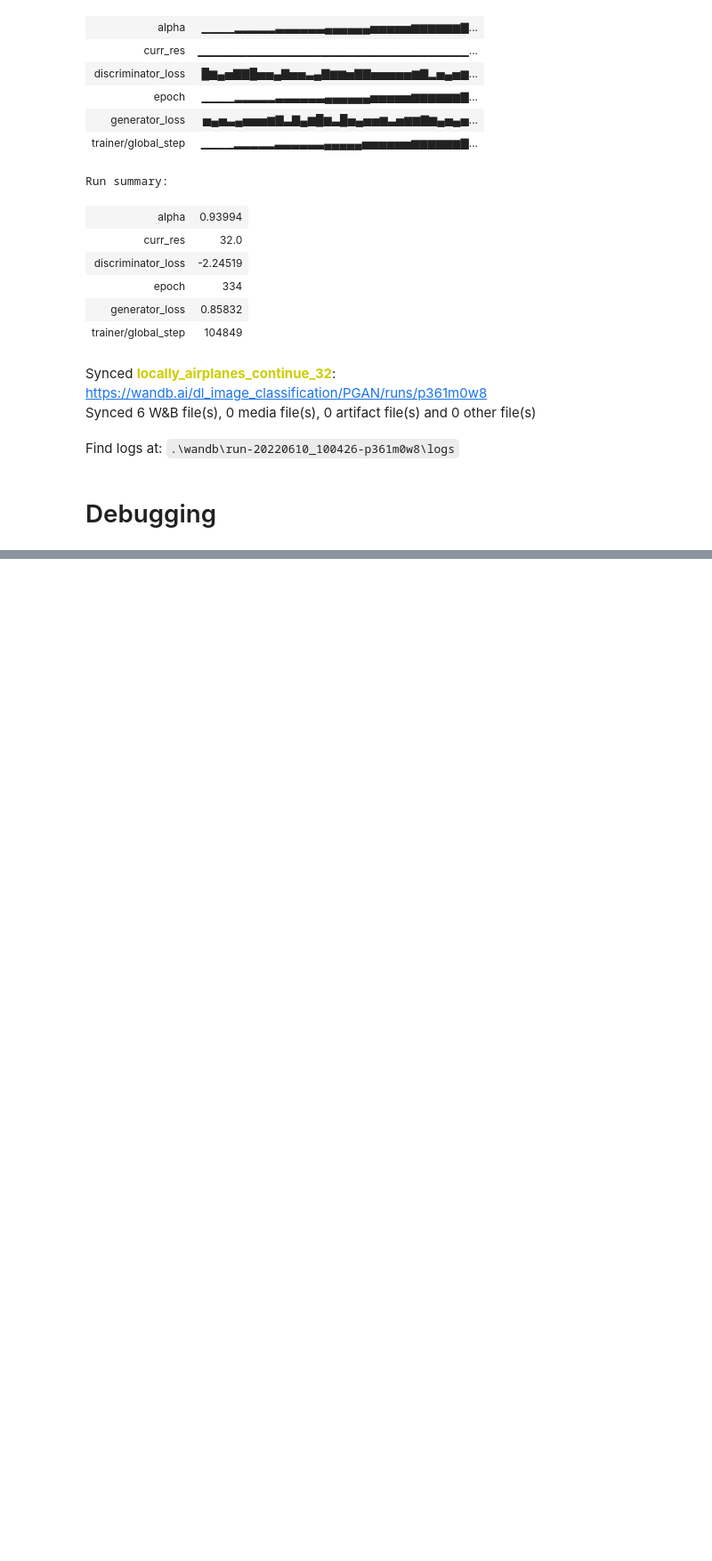
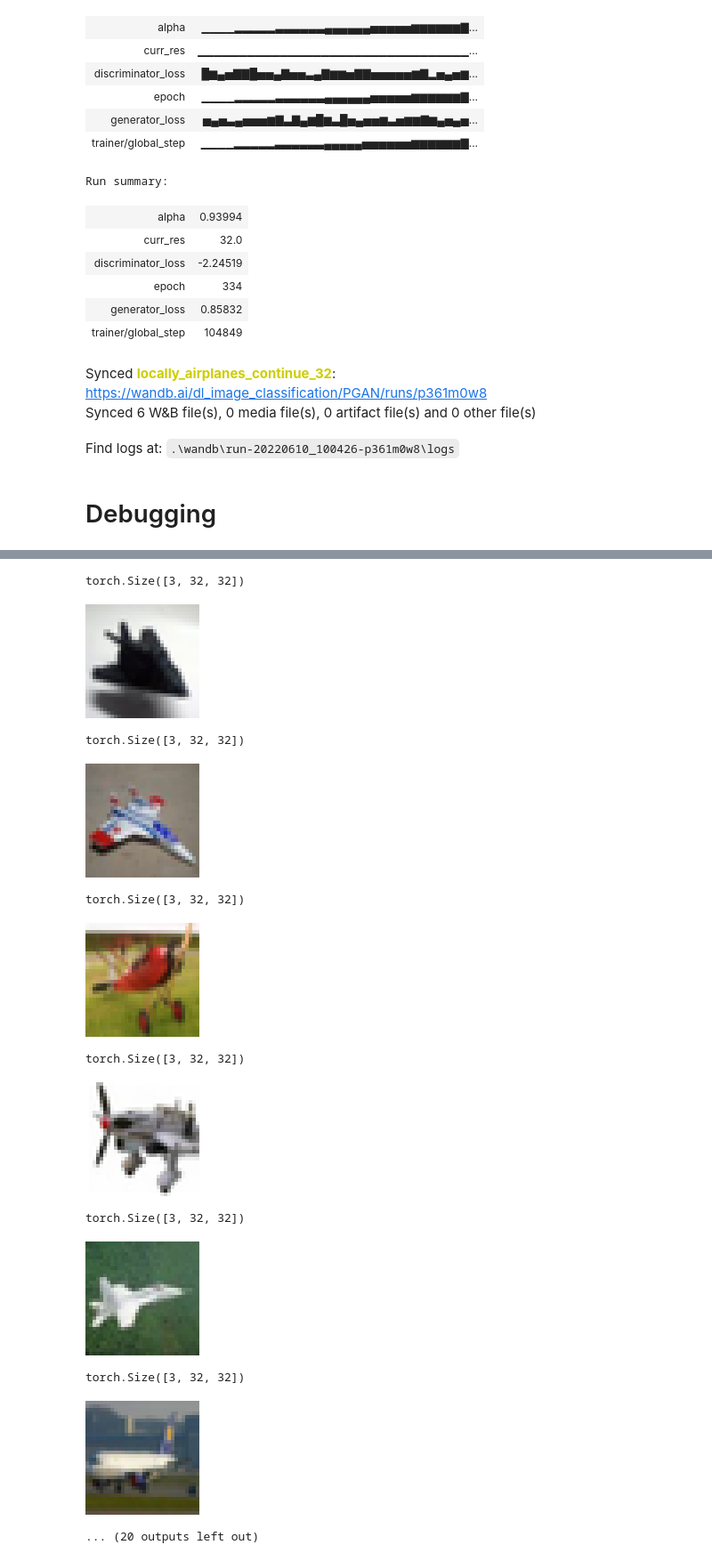
Before and after one commit to kpuchalskixiv/pgan-dl, a Jupyter notebook: notebooks/my_pgan.ipynb, the cells around one changed output, grey strips where cells are left out. Shown at 89% size. Saved outputs shown, nothing was run; the diff lists cells and outputs as text; code cells hidden in the pictures; blank space fills up the shorter version.

```diff
--- a/notebooks/my_pgan.ipynb
+++ b/notebooks/my_pgan.ipynb
@@ -348 +254,26 @@ torch.Size([3, 32, 32])
+# %%
+decisions_real=[]
+for imgs in oneclass_dataloader:
+    for img in imgs[0]:
+        print(img.shape)
+        img=img.view(1, 3, model.hparams.curr_res,model.hparams.curr_res)
+        decisions_real.append(model.discriminator(img).detach().numpy())
+
+        img_upsampled=(nn.Upsample(scale_factor=(4,4), mode='nearest')(img.view(1, 3, model.hparams.curr_res,model.hparams.curr_res)))[0]
+        display(t(img_upsampled))
+    break
+# %% [output]
+torch.Size([3, 32, 32])
+[figure, added]
+torch.Size([3, 32, 32])
+[figure, added]
+torch.Size([3, 32, 32])
+[figure, added]
+torch.Size([3, 32, 32])
+[figure, added]
+torch.Size([3, 32, 32])
+[figure, added]
+torch.Size([3, 32, 32])
+[figure, added]
+... (20 outputs left out)
 # %%
```
Also changed, not shown: parts of 27 cells of this notebook, 2 other files.
